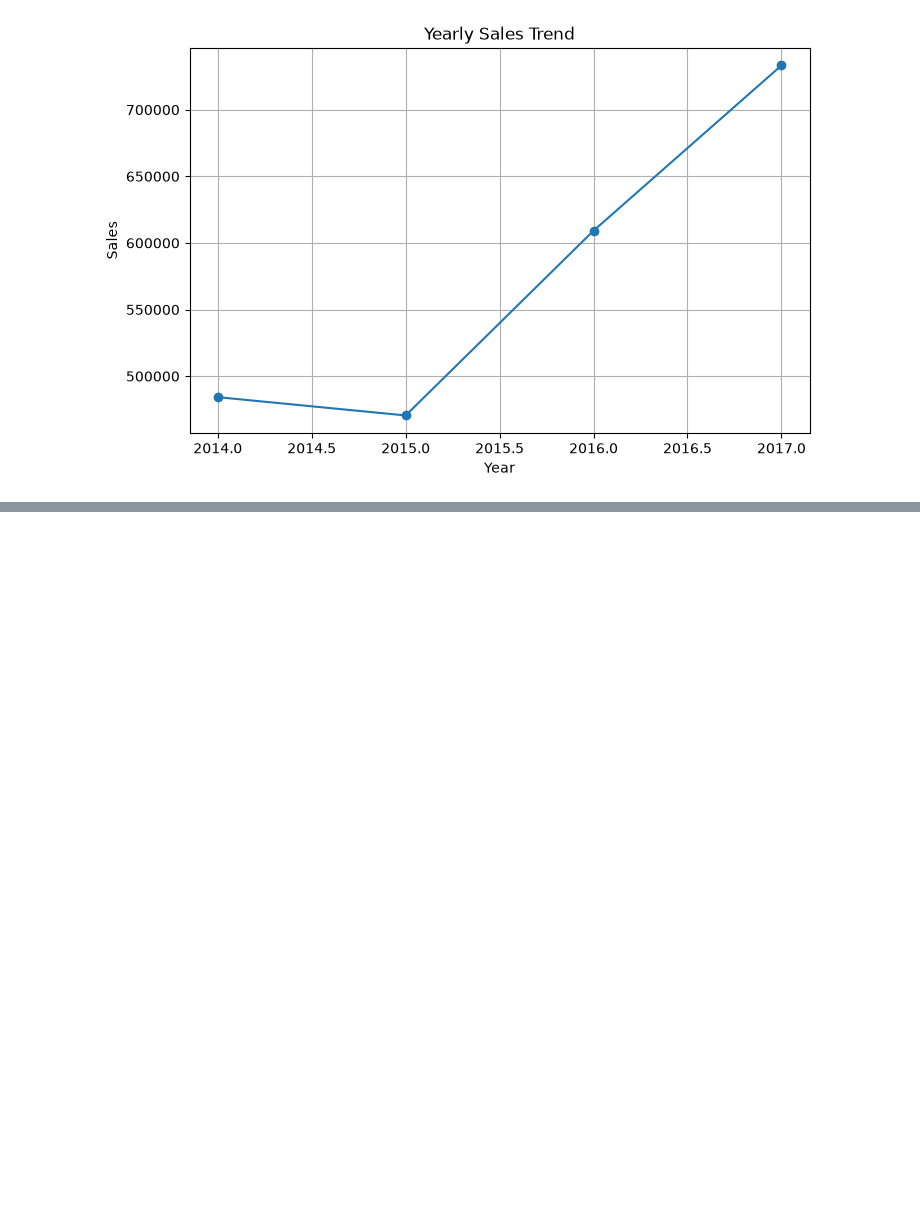
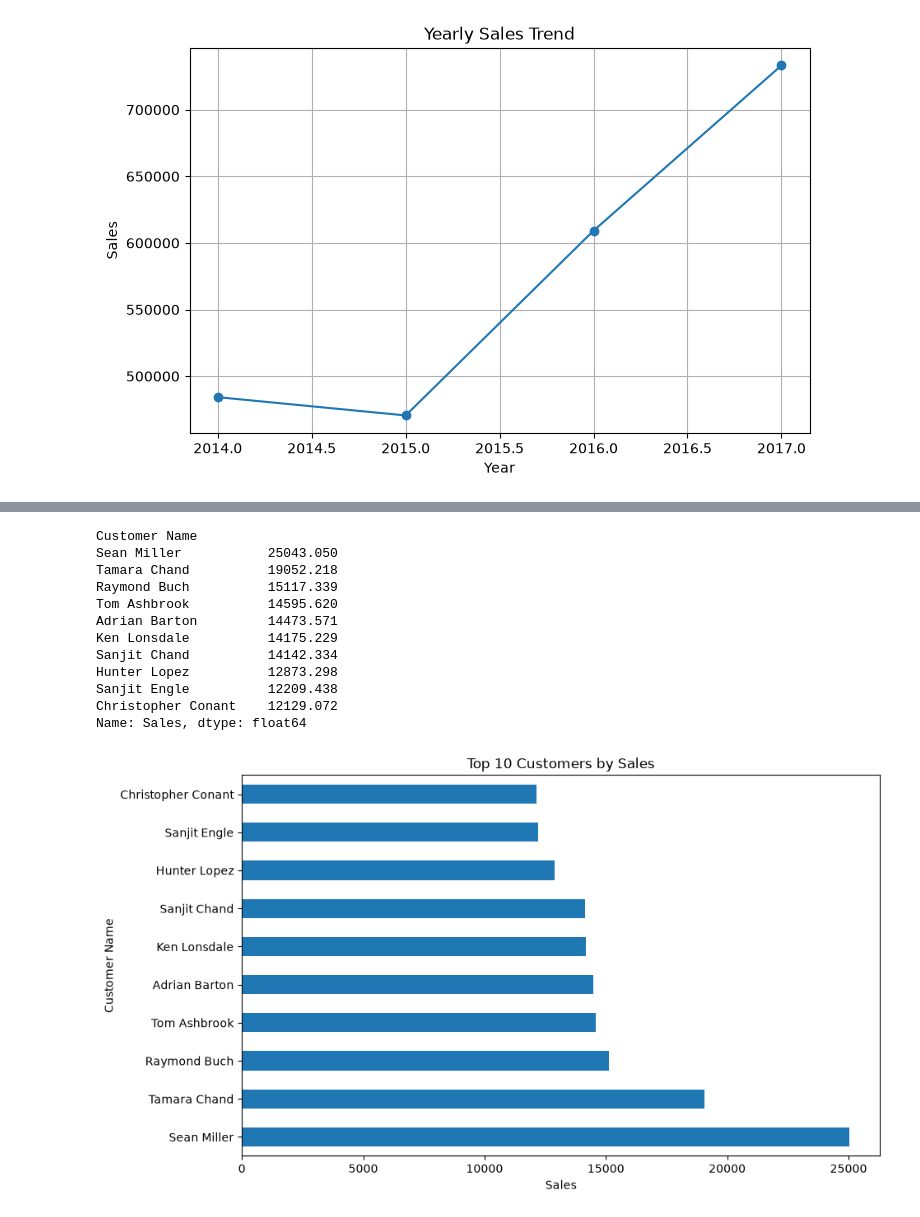
Before and after one commit to hemanth018-cell/retail-sales-analytics, a Jupyter notebook: notebooks/02_exploratory_data_analysis.ipynb, the cells around one changed output, grey strips where cells are left out. Cells and saved outputs as stored; diff of their text form; code cells hidden in the pictures; blank space fills up the shorter version.

```diff
--- a/notebooks/02_exploratory_data_analysis.ipynb
+++ b/notebooks/02_exploratory_data_analysis.ipynb
@@ -335,0 +436,33 @@ Name: Sales, dtype: float64
+# %%
+top_customers = (
+    df.groupby("Customer Name")["Sales"]
+      .sum()
+      .sort_values(ascending=False)
+      .head(10)
+)
+
+print(top_customers)
+
+top_customers.plot(
+    kind="barh",
+    figsize=(10,6)
+)
+
+plt.title("Top 10 Customers by Sales")
+plt.xlabel("Sales")
+
+plt.show()
+# %% [output]
+Customer Name
+Sean Miller           25043.050
+Tamara Chand          19052.218
+Raymond Buch          15117.339
+Tom Ashbrook          14595.620
+Adrian Barton         14473.571
+Ken Lonsdale          14175.229
+Sanjit Chand          14142.334
+Hunter Lopez          12873.298
+Sanjit Engle          12209.438
+Christopher Conant    12129.072
+Name: Sales, dtype: float64
+[figure, added]
```
Also changed, not shown: parts of 7 cells of this notebook.
